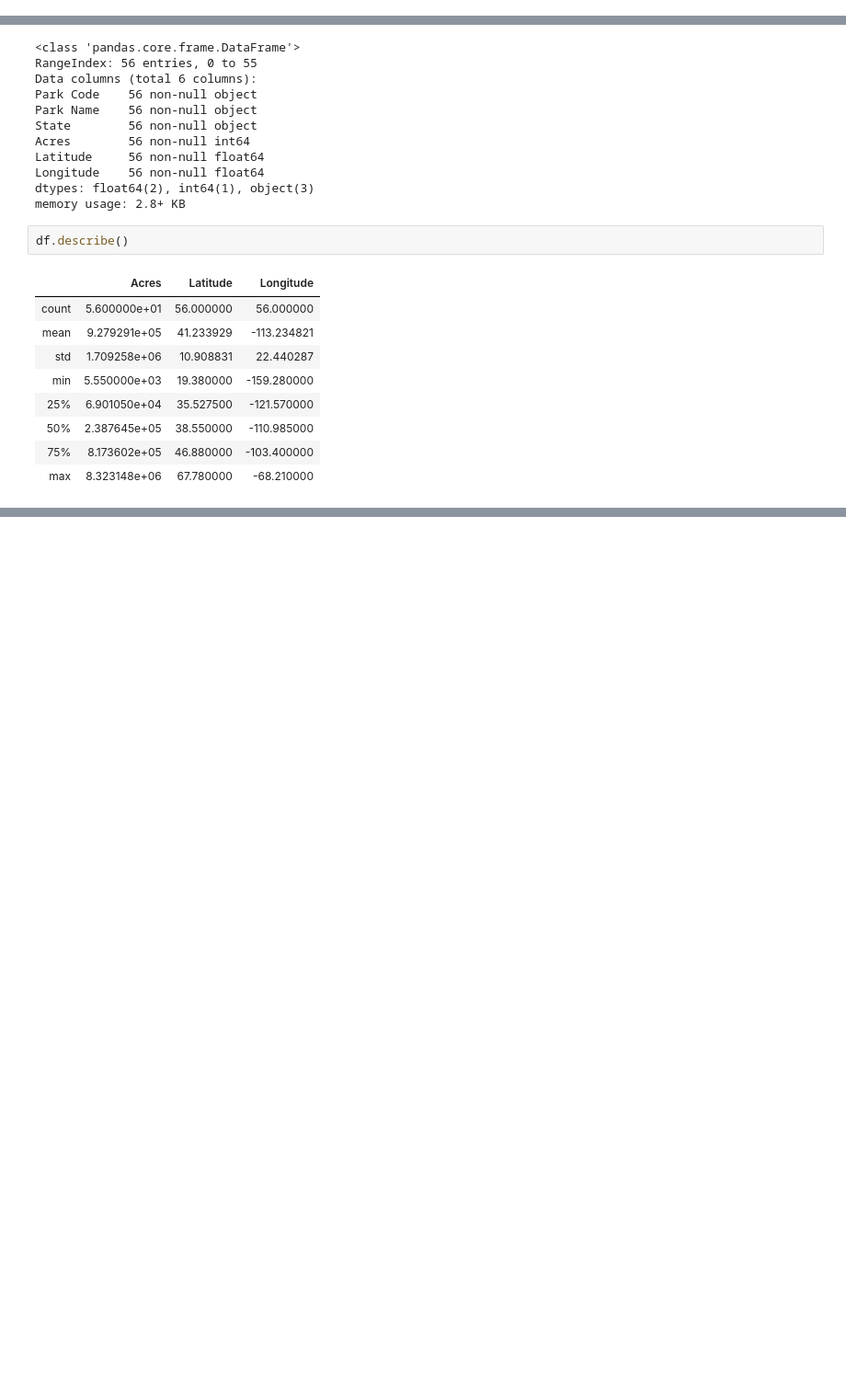
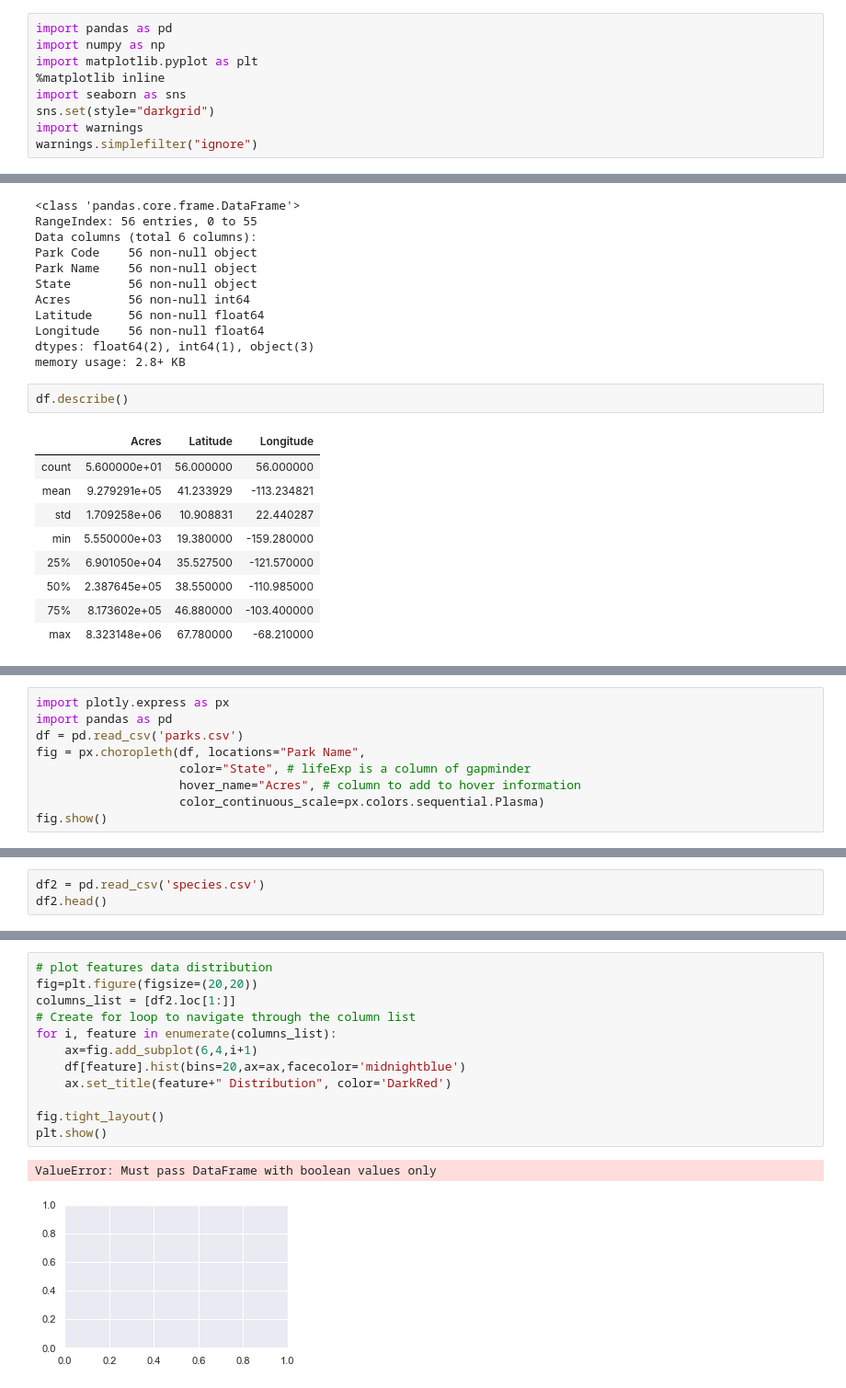
Before and after one commit to ThoaShook/project8, a Jupyter notebook: Park_Diversity.ipynb, the cells around one changed output, grey strips where cells are left out. Shown: that part at 92% size. Cells and saved outputs as stored; diff of their text form; blank space fills up the shorter version.

Commit message:
Download & clean 'parks.csv' file

```diff
--- a/Park_Diversity.ipynb
+++ b/Park_Diversity.ipynb
@@ -3,3 +1,12 @@ import pandas as pd
+# %%
+import pandas as pd
+import numpy as np
+import matplotlib.pyplot as plt
+%matplotlib inline
+import seaborn as sns
+sns.set(style="darkgrid")
+import warnings
+warnings.simplefilter("ignore")
 # %%
 df = pd.read_csv('parks.csv')
 df.head()
@@ -38,0 +107,9 @@ df.describe()
+# %%
+import plotly.express as px
+import pandas as pd
+df = pd.read_csv('parks.csv')
+fig = px.choropleth(df, locations="Park Name",
+                    color="State", # lifeExp is a column of gapminder
+                    hover_name="Acres", # column to add to hover information
+                    color_continuous_scale=px.colors.sequential.Plasma)
+fig.show()
@@ -38,0 +118,3 @@ df.describe()
+# %%
+df2 = pd.read_csv('species.csv')
+df2.head()
@@ -38,0 +168,15 @@ df.describe()
+# %%
+# plot features data distribution
+fig=plt.figure(figsize=(20,20))
+columns_list = [df2.loc[1:]]
+# Create for loop to navigate through the column list
+for i, feature in enumerate(columns_list):
+    ax=fig.add_subplot(6,4,i+1)
+    df[feature].hist(bins=20,ax=ax,facecolor='midnightblue')
+    ax.set_title(feature+" Distribution", color='DarkRed')
+
+fig.tight_layout()
+plt.show()
+# %% [output]
+ValueError: Must pass DataFrame with boolean values only
+[figure, added]
```
Also changed, not shown: parts of 10 cells of this notebook.
